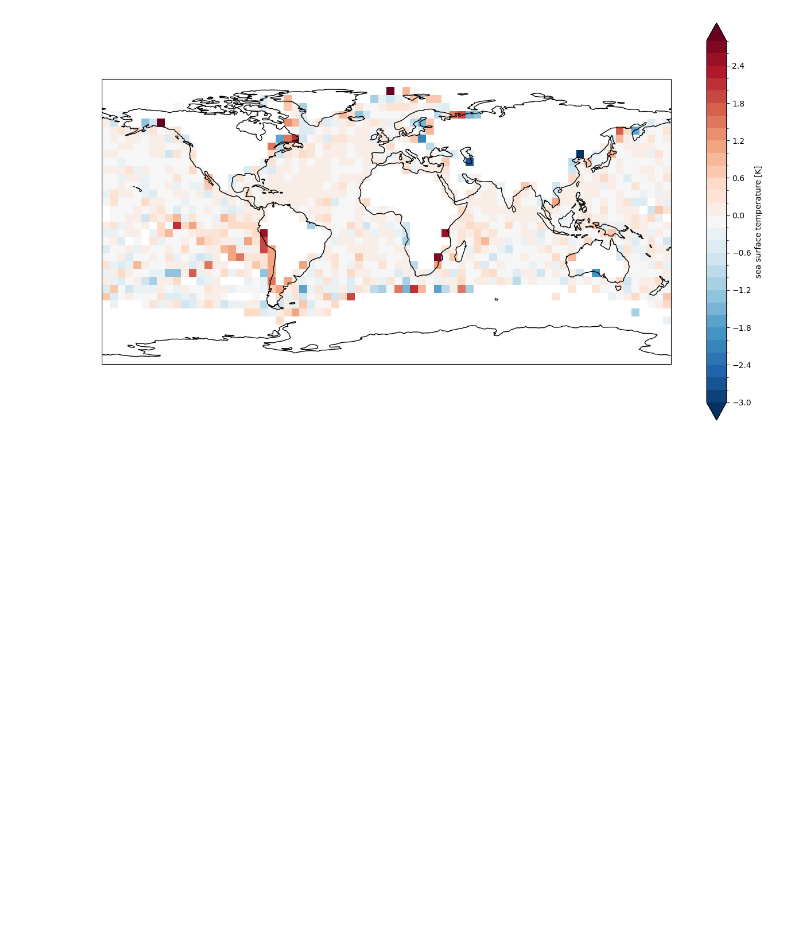
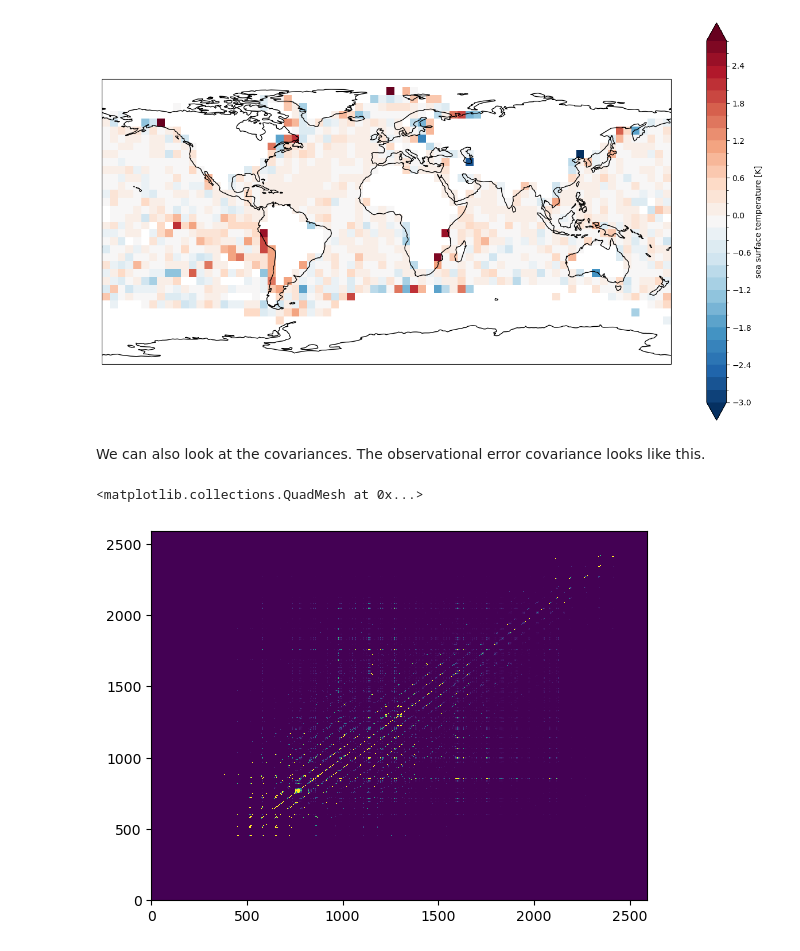
Before and after one commit to jjk-code-otter/open-ocean, a Jupyter notebook: notebooks/interpolation_examples.ipynb, the cells around one changed output. Cells and saved outputs as stored; diff of their text form; code cells hidden in the pictures; blank space fills up the shorter version.

```diff
--- a/notebooks/interpolation_examples.ipynb
+++ b/notebooks/interpolation_examples.ipynb
@@ -93,3 +97,10 @@ difference = grid - interpolated_grid
 difference.plot_map_5x5()
 # %% [output]
 [figure]
+# %% [markdown]
+We can also look at the covariances. The observational error covariance looks like this.
+# %%
+plt.pcolormesh(grid.covariance, vmin=0, vmax=0.03, cmap='viridis')
+# %% [output]
+<matplotlib.collections.QuadMesh at 0x...>
+[figure, added]
```
Also changed, not shown: parts of 6 cells of this notebook, 1 other file.
